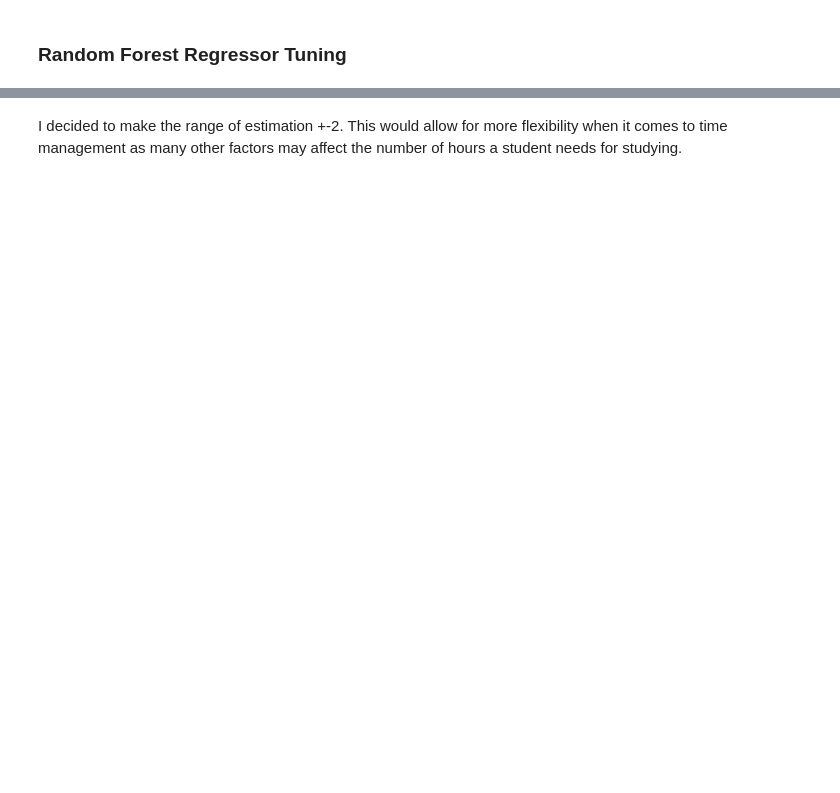
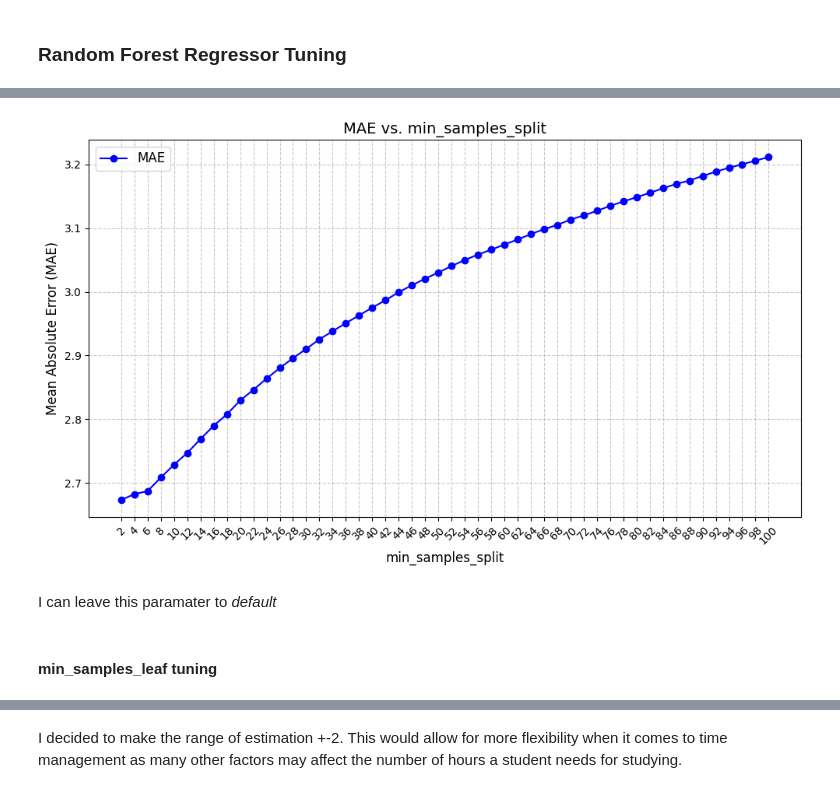
Before and after one commit to kabsmeiou/study-hours-estimator, a Jupyter notebook: notebook.ipynb, the cells around one changed output, grey strips where cells are left out. Drawn from its saved outputs; the diff is of its cells as text; code cells hidden in the pictures; blank space fills up the shorter version.

```diff
--- a/notebook.ipynb
+++ b/notebook.ipynb
@@ -1091,0 +1205,39 @@ model_scores['xgb'] = 1.35403
+# %%
+rf_mae_scores = {}
+samples = np.linspace(2, 100, 50)
+for s in tqdm(samples, desc="Processing"):
+    current_score = []
+    rf_model = RandomForestRegressor(n_estimators=400,
+                                     max_depth=18,
+                                     min_samples_split=int(s),
+                                     n_jobs=-1,
+                                     random_state=42)
+    rf_model.fit(X_train, y_train)
+    y_preds = rf_model.predict(X_val)
+    mae = mean_absolute_error(y_val, y_preds)
+    current_score.append((s, mae))
+    rf_mae_scores[f"min_samples_split={int(s)}"] = pd.DataFrame(current_score, columns=['min_samples_split', 'mae'])
+# %%
+samples_list = []
+mae_list = []
+
+for key, df in rf_mae_scores.items():
+    samples_list.append(df['min_samples_split'].iloc[0])
+    mae_list.append(df['mae'].iloc[0])
+
+plt.figure(figsize=(10, 6))
+plt.plot(samples_list, mae_list, marker='o', linestyle='-', color='b', label="MAE")
+plt.title("MAE vs. min_samples_split", fontsize=14)
+plt.xlabel("min_samples_split", fontsize=12)
+plt.ylabel("Mean Absolute Error (MAE)", fontsize=12)
+plt.grid(True, linestyle='--', alpha=0.7)
+plt.legend(fontsize=12)
+plt.xticks(samples_list, rotation=45)
+plt.tight_layout()
+plt.show()
+# %% [output]
+[figure, added]
+# %% [markdown]
+I can leave this paramater to *default*
+# %% [markdown]
+#### min_samples_leaf tuning
```
Also changed, not shown: parts of 54 cells of this notebook, 1 other file.
